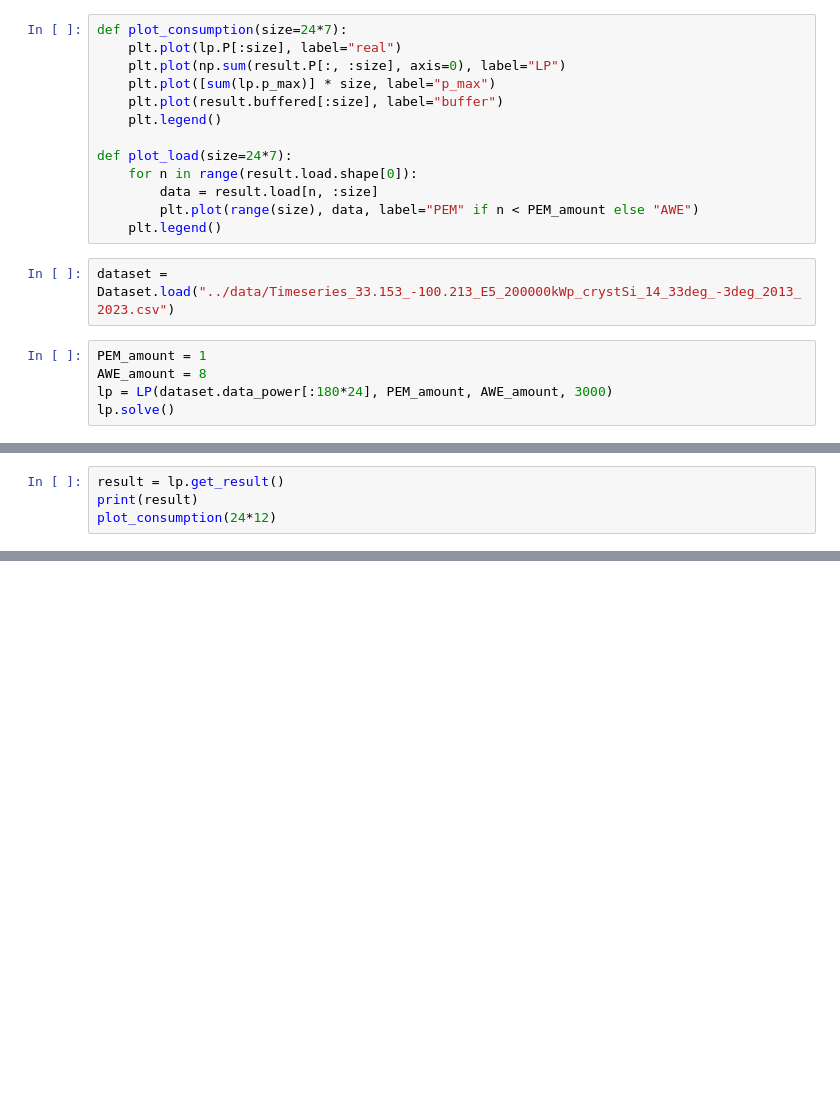
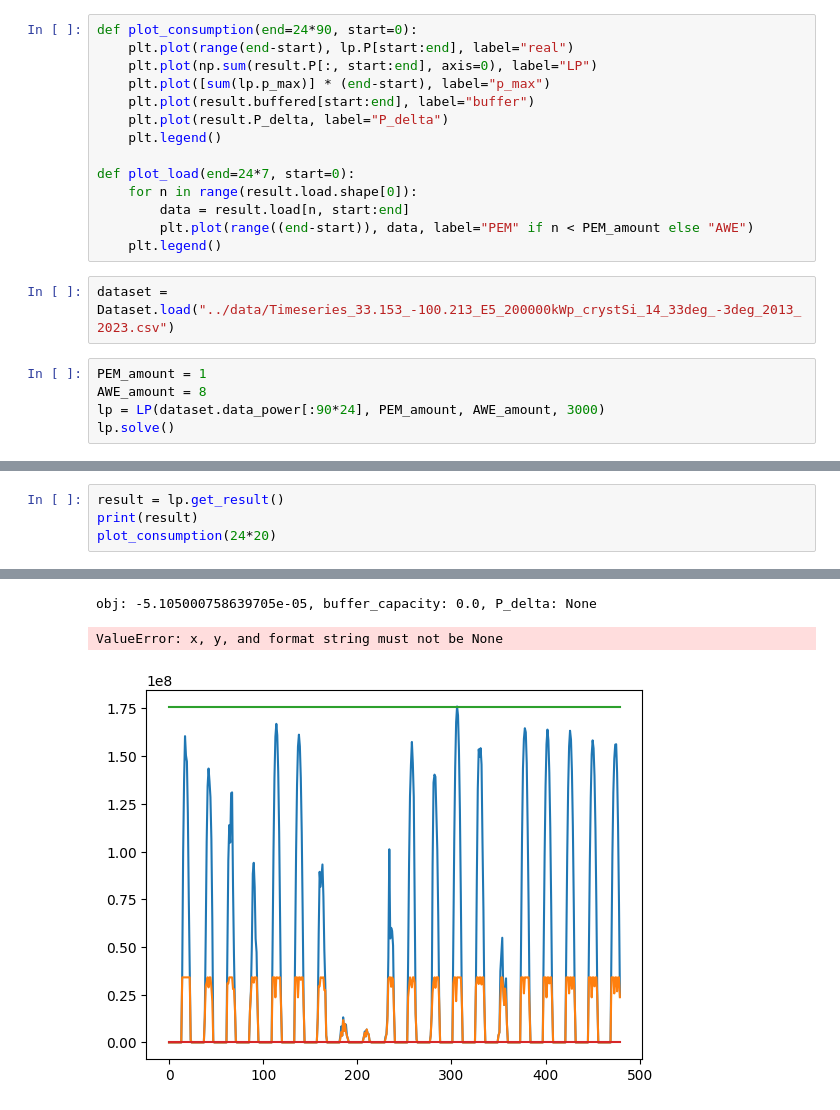
Before and after one commit to Vikvam/abbccc2024, a Jupyter notebook: src/vik.ipynb, the cells around one changed output, grey strips where cells are left out. Saved outputs shown, nothing was run; the diff lists cells and outputs as text; blank space fills up the shorter version.

```diff
--- a/src/vik.ipynb
+++ b/src/vik.ipynb
@@ -12,20 +10,21 @@ The autoreload extension is already loaded. To reload it, use:
 # %%
-def plot_consumption(size=24*7):
-    plt.plot(lp.P[:size], label="real")
-    plt.plot(np.sum(result.P[:, :size], axis=0), label="LP")
-    plt.plot([sum(lp.p_max)] * size, label="p_max")
-    plt.plot(result.buffered[:size], label="buffer")
+def plot_consumption(end=24*90, start=0):
+    plt.plot(range(end-start), lp.P[start:end], label="real")
+    plt.plot(np.sum(result.P[:, start:end], axis=0), label="LP")
+    plt.plot([sum(lp.p_max)] * (end-start), label="p_max")
+    plt.plot(result.buffered[start:end], label="buffer")
+    plt.plot(result.P_delta, label="P_delta")
     plt.legend()
 
-def plot_load(size=24*7):
+def plot_load(end=24*7, start=0):
     for n in range(result.load.shape[0]):
-        data = result.load[n, :size]
-        plt.plot(range(size), data, label="PEM" if n < PEM_amount else "AWE")
+        data = result.load[n, start:end]
+        plt.plot(range((end-start)), data, label="PEM" if n < PEM_amount else "AWE")
     plt.legend()
 # %%
 dataset = Dataset.load("../data/Timeseries_33.153_-100.213_E5_200000kWp_crystSi_14_33deg_-3deg_2013_2023.csv")
 # %%
 PEM_amount = 1
 AWE_amount = 8
-lp = LP(dataset.data_power[:180*24], PEM_amount, AWE_amount, 3000)
+lp = LP(dataset.data_power[:90*24], PEM_amount, AWE_amount, 3000)
 lp.solve()
@@ -32,4 +50,5 @@ lp.solve()
 # %%
 result = lp.get_result()
 print(result)
-plot_consumption(24*12)
+plot_consumption(24*20)
+# %% [output]
@@ -35,0 +56,3 @@ plot_consumption(24*12)
+obj: -5.105000758639705e-05, buffer_capacity: 0.0, P_delta: None
+ValueError: x, y, and format string must not be None
+[figure, added]
```
Also changed, not shown: parts of 7 cells of this notebook, 1 other file.
